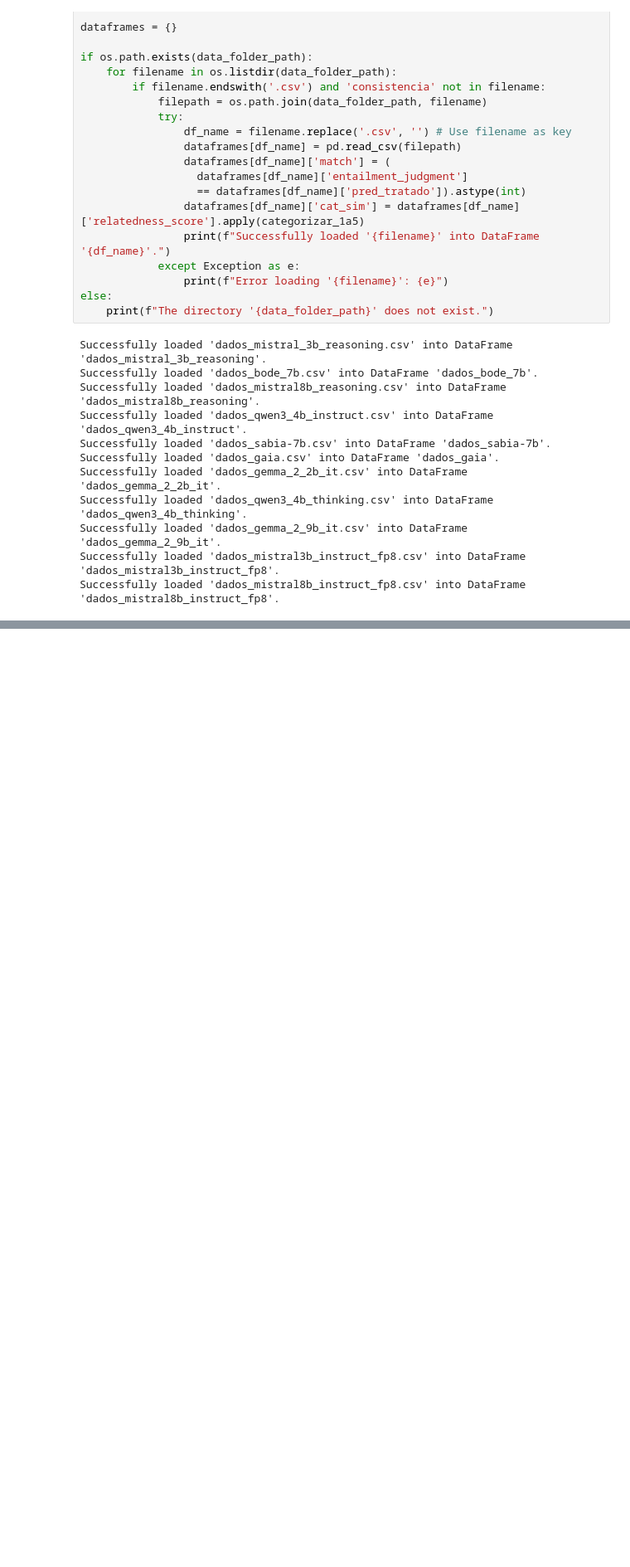
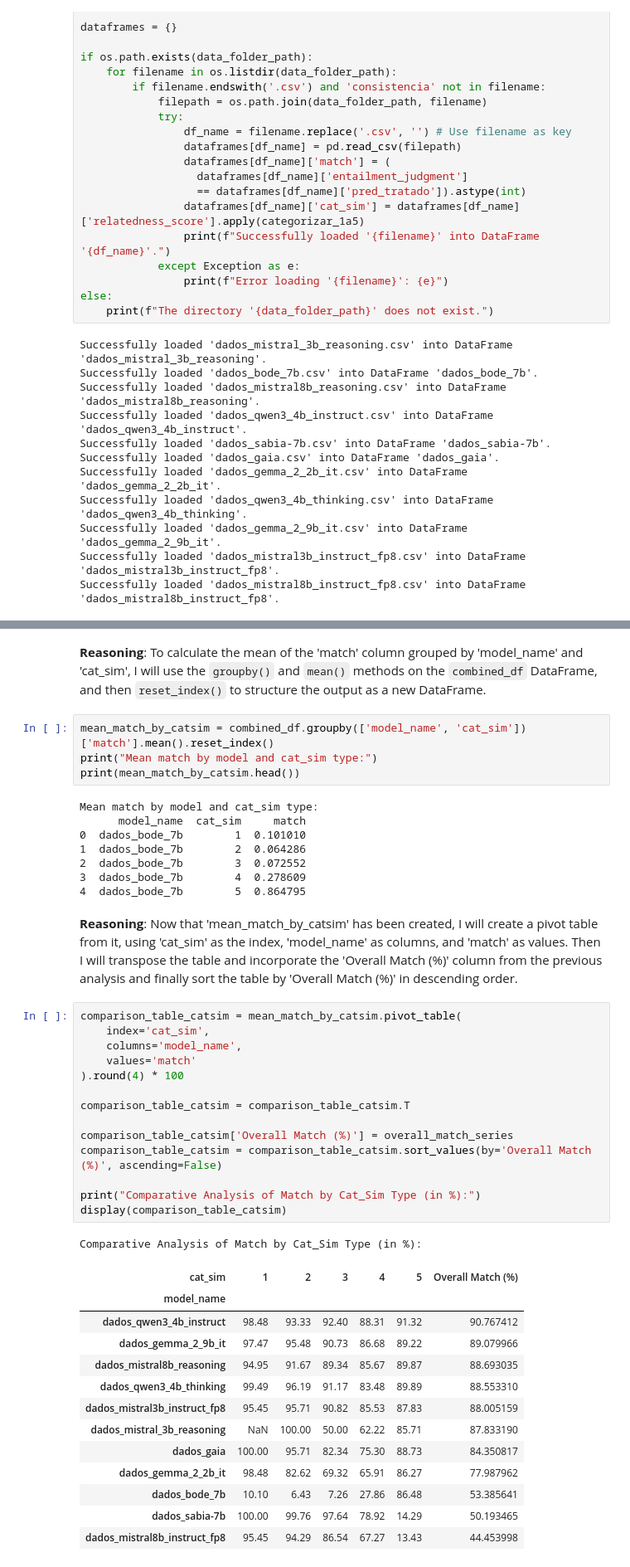
Before and after one commit to mancinigabriel/tcc-pece-assin2-llm-challenges, a Jupyter notebook: notebooks/analise_dados.ipynb, the cells around one changed output, grey strips where cells are left out. Shown at 83% size. Saved outputs shown, nothing was run; the diff lists cells and outputs as text; blank space fills up the shorter version.

```diff
--- a/notebooks/analise_dados.ipynb
+++ b/notebooks/analise_dados.ipynb
@@ -237,0 +286,47 @@ Comparative Analysis of Match by Entailment Judgment Type (in %):
+# %% [markdown]
+**Reasoning**:
+To calculate the mean of the 'match' column grouped by 'model_name' and 'cat_sim', I will use the `groupby()` and `mean()` methods on the `combined_df` DataFrame, and then `reset_index()` to structure the output as a new DataFrame.
+# %%
+mean_match_by_catsim = combined_df.groupby(['model_name', 'cat_sim'])['match'].mean().reset_index()
+print("Mean match by model and cat_sim type:")
+print(mean_match_by_catsim.head())
+# %% [output]
+Mean match by model and cat_sim type:
+      model_name  cat_sim     match
+0  dados_bode_7b        1  0.101010
+1  dados_bode_7b        2  0.064286
+2  dados_bode_7b        3  0.072552
+3  dados_bode_7b        4  0.278609
+4  dados_bode_7b        5  0.864795
+# %% [markdown]
+**Reasoning**:
+Now that 'mean_match_by_catsim' has been created, I will create a pivot table from it, using 'cat_sim' as the index, 'model_name' as columns, and 'match' as values. Then I will transpose the table and incorporate the 'Overall Match (%)' column from the previous analysis and finally sort the table by 'Overall Match (%)' in descending order.
+# %%
+comparison_table_catsim = mean_match_by_catsim.pivot_table(
+    index='cat_sim',
+    columns='model_name',
+    values='match'
+).round(4) * 100
+
+comparison_table_catsim = comparison_table_catsim.T
+
+comparison_table_catsim['Overall Match (%)'] = overall_match_series
+comparison_table_catsim = comparison_table_catsim.sort_values(by='Overall Match (%)', ascending=False)
+
+print("Comparative Analysis of Match by Cat_Sim Type (in %):")
+display(comparison_table_catsim)
+# %% [output]
+Comparative Analysis of Match by Cat_Sim Type (in %):
+| cat_sim | 1 | 2 | 3 | 4 | 5 | Overall Match (%) |
+| model_name |  |  |  |  |  |  |
+| dados_qwen3_4b_instruct | 98.48 | 93.33 | 92.40 | 88.31 | 91.32 | 90.767412 |
+| dados_gemma_2_9b_it | 97.47 | 95.48 | 90.73 | 86.68 | 89.22 | 89.079966 |
+| dados_mistral8b_reasoning | 94.95 | 91.67 | 89.34 | 85.67 | 89.87 | 88.693035 |
+| dados_qwen3_4b_thinking | 99.49 | 96.19 | 91.17 | 83.48 | 89.89 | 88.553310 |
+| dados_mistral3b_instruct_fp8 | 95.45 | 95.71 | 90.82 | 85.53 | 87.83 | 88.005159 |
+| dados_mistral_3b_reasoning | NaN | 100.00 | 50.00 | 62.22 | 85.71 | 87.833190 |
+| dados_gaia | 100.00 | 95.71 | 82.34 | 75.30 | 88.73 | 84.350817 |
+| dados_gemma_2_2b_it | 98.48 | 82.62 | 69.32 | 65.91 | 86.27 | 77.987962 |
+| dados_bode_7b | 10.10 | 6.43 | 7.26 | 27.86 | 86.48 | 53.385641 |
+| dados_sabia-7b | 100.00 | 99.76 | 97.64 | 78.92 | 14.29 | 50.193465 |
+| dados_mistral8b_instruct_fp8 | 95.45 | 94.29 | 86.54 | 67.27 | 13.43 | 44.453998 |
```
Also changed, not shown: parts of 8 cells of this notebook.
